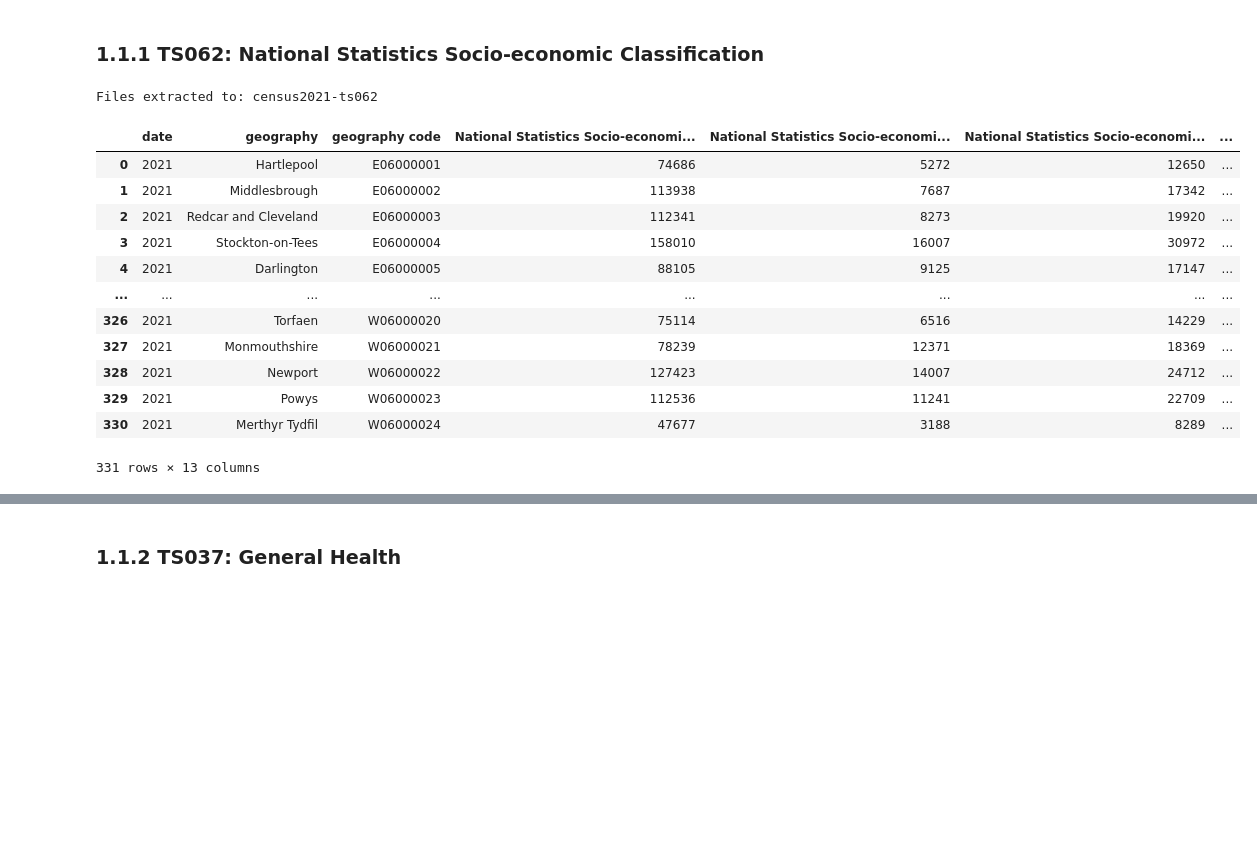
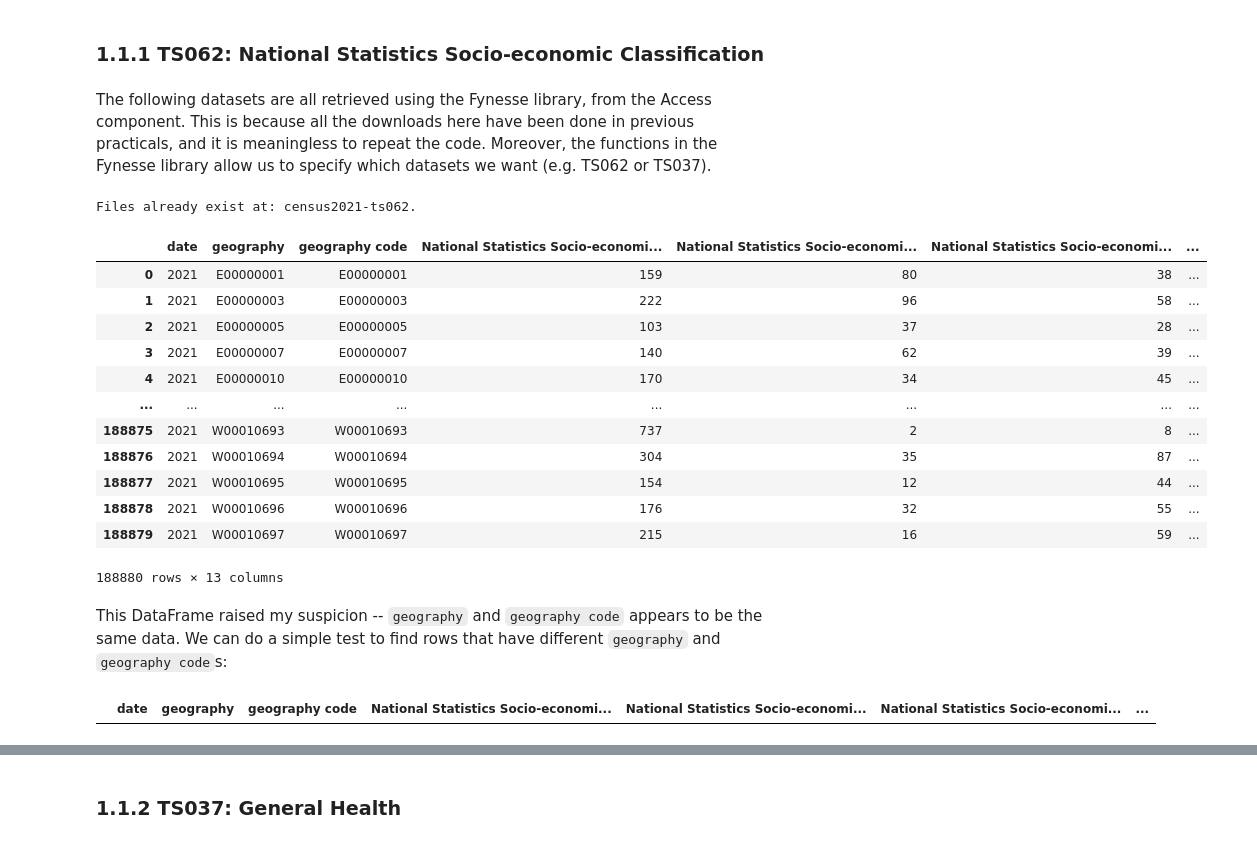
Before and after one commit to chenyilow/cyl68_ads_2024, a Jupyter notebook: _notebooks/ads_course_assessment.ipynb, the cells around one changed output, grey strips where cells are left out. Drawn from its saved outputs; the diff is of its cells as text; code cells hidden in the pictures; blank space fills up the shorter version.

```diff
--- a/_notebooks/ads_course_assessment.ipynb
+++ b/_notebooks/ads_course_assessment.ipynb
@@ -163,25 +165,33 @@ import os
 import requests
 # %% [markdown]
 ### 1.1.1 TS062: National Statistics Socio-economic Classification
+# %% [markdown]
+The following datasets are all retrieved using the Fynesse library, from the Access component. This is because all the downloads here have been done in previous practicals, and it is meaningless to repeat the code. Moreover, the functions in the Fynesse library allow us to specify which datasets we want (e.g. TS062 or TS037).
 # %%
 # Your code here
 
 fileName = "TS062"
 fynesse.access.download_census_data(fileName) # Age by single year of age
-age_df = fynesse.access.load_census_data(fileName, level='ltla')
+age_df = fynesse.access.load_census_data(fileName, level='oa')
 age_df
 # %% [output]
-Files extracted to: census2021-ts062
+Files already exist at: census2021-ts062.
 |  | date | geography | geography code | National Statistics Socio-economi... | National Statistics Socio-economi... | National Statistics Socio-economi... | ... |
-| 0 | 2021 | Hartlepool | E06000001 | 74686 | 5272 | 12650 | ... |
-| 1 | 2021 | Middlesbrough | E06000002 | 113938 | 7687 | 17342 | ... |
-| 2 | 2021 | Redcar and Cleveland | E06000003 | 112341 | 8273 | 19920 | ... |
-| 3 | 2021 | Stockton-on-Tees | E06000004 | 158010 | 16007 | 30972 | ... |
-| 4 | 2021 | Darlington | E06000005 | 88105 | 9125 | 17147 | ... |
+| 0 | 2021 | E00000001 | E00000001 | 159 | 80 | 38 | ... |
+| 1 | 2021 | E00000003 | E00000003 | 222 | 96 | 58 | ... |
+| 2 | 2021 | E00000005 | E00000005 | 103 | 37 | 28 | ... |
+| 3 | 2021 | E00000007 | E00000007 | 140 | 62 | 39 | ... |
+| 4 | 2021 | E00000010 | E00000010 | 170 | 34 | 45 | ... |
 | ... | ... | ... | ... | ... | ... | ... | ... |
-| 326 | 2021 | Torfaen | W06000020 | 75114 | 6516 | 14229 | ... |
-| 327 | 2021 | Monmouthshire | W06000021 | 78239 | 12371 | 18369 | ... |
-| 328 | 2021 | Newport | W06000022 | 127423 | 14007 | 24712 | ... |
-| 329 | 2021 | Powys | W06000023 | 112536 | 11241 | 22709 | ... |
-| 330 | 2021 | Merthyr Tydfil | W06000024 | 47677 | 3188 | 8289 | ... |
+| 188875 | 2021 | W00010693 | W00010693 | 737 | 2 | 8 | ... |
+| 188876 | 2021 | W00010694 | W00010694 | 304 | 35 | 87 | ... |
+| 188877 | 2021 | W00010695 | W00010695 | 154 | 12 | 44 | ... |
+| 188878 | 2021 | W00010696 | W00010696 | 176 | 32 | 55 | ... |
+| 188879 | 2021 | W00010697 | W00010697 | 215 | 16 | 59 | ... |
-331 rows × 13 columns
+188880 rows × 13 columns
+# %% [markdown]
+This DataFrame raised my suspicion -- `geography` and `geography code` appears to be the same data. We can do a simple test to find rows that have different `geography` and `geography code`s:
+# %%
+age_df[age_df["geography"] != age_df["geography code"]]
+# %% [output]
+|  | date | geography | geography code | National Statistics Socio-economi... | National Statistics Socio-economi... | National Statistics Socio-economi... | ... |
```
Also changed, not shown: parts of 65 cells of this notebook.
